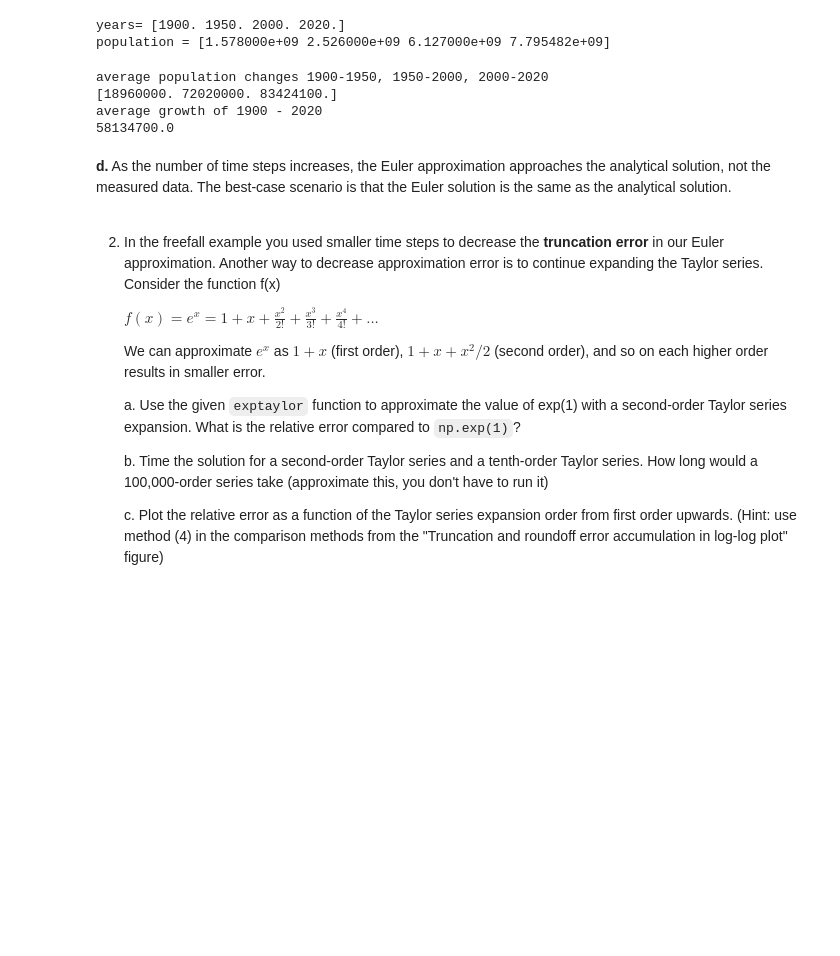
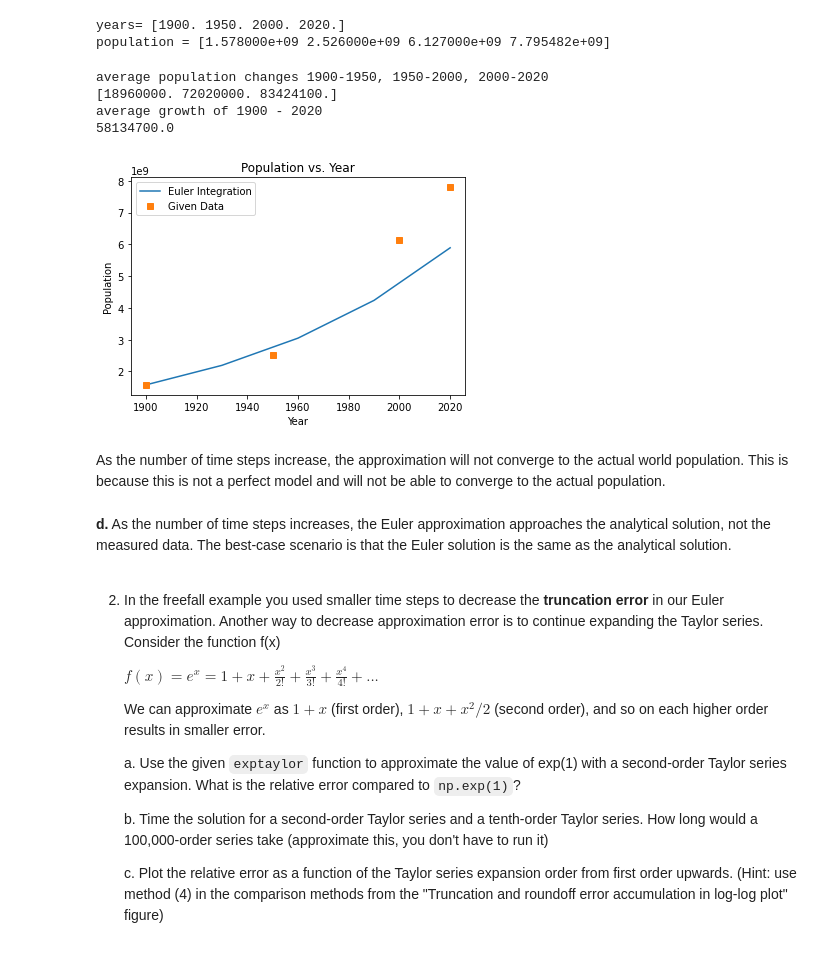
Before and after one commit to hamwalker/computational-mechanics, a Jupyter notebook: module_01/notebooks/HW_01.ipynb, the cells around one changed output. Drawn from its saved outputs; the diff is of its cells as text; code cells hidden in the pictures; blank space fills up the shorter version.

```diff
--- a/module_01/notebooks/HW_01.ipynb
+++ b/module_01/notebooks/HW_01.ipynb
@@ -255,6 +256,29 @@ average population changes 1900-1950, 1950-2000, 2000-2020
 [18960000. 72020000. 83424100.]
 average growth of 1900 - 2020
 58134700.0
+# %%
+t= np.linspace(1900,2020,5)
+P= np.empty(len(t))
+
+dt= t[1]-t[0]
+
+k = 0.013
+
+P[0]= 1578000000
+
+for i in range(1,len(t)):
+    P[i] = P[i-1] + k*P[i-1]*dt
+
+plt.plot(t,P, label='Euler Integration')
+plt.plot(year,pop, 's', label='Given Data')
+plt.title('Population vs. Year')
+plt.xlabel('Year')
+plt.ylabel('Population')
+plt.legend(loc='best' );
+# %% [output]
+[figure, added]
+# %% [markdown]
+As the number of time steps increase, the approximation will not converge to the actual world population. This is because this is not a perfect model and will not be able to converge to the actual population.
 # %% [markdown]
 __d.__ As the number of time steps increases, the Euler approximation approaches the analytical solution, not the measured data. The best-case scenario is that the Euler solution is the same as the analytical solution.
 # %% [markdown]
```
Also changed, not shown: parts of 7 cells of this notebook, 2 other files.
